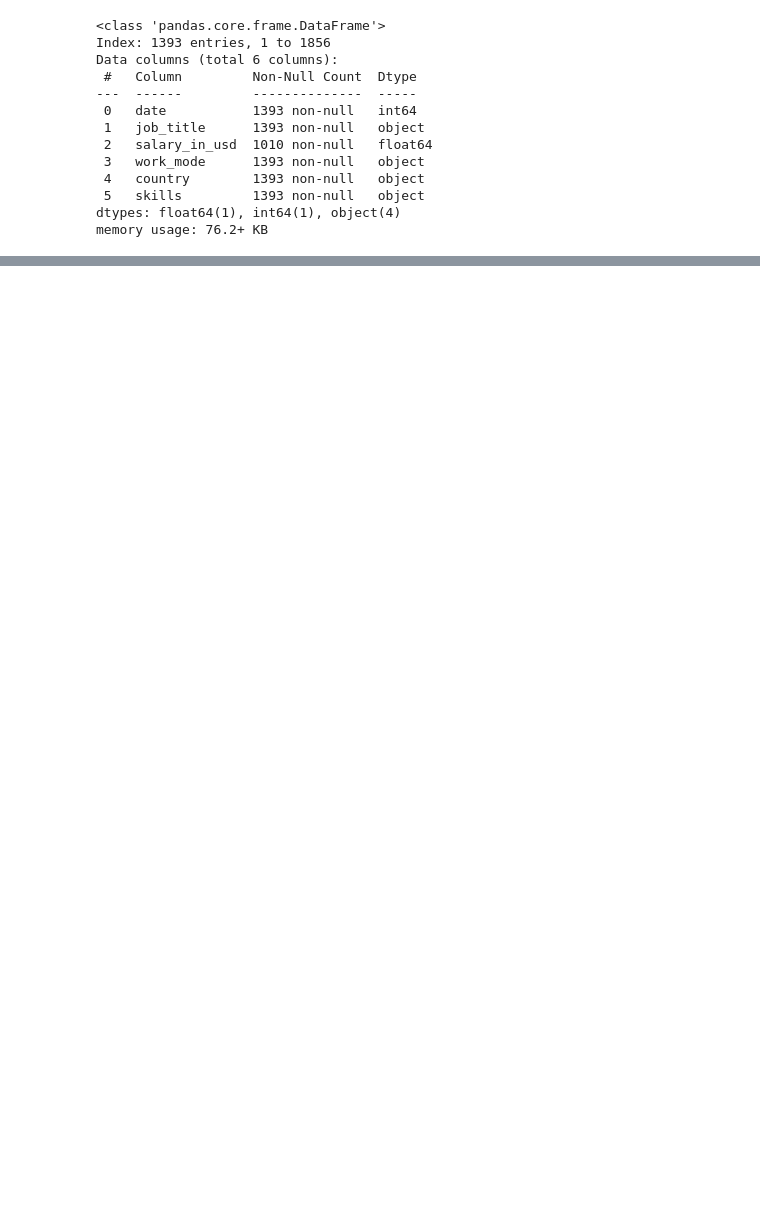
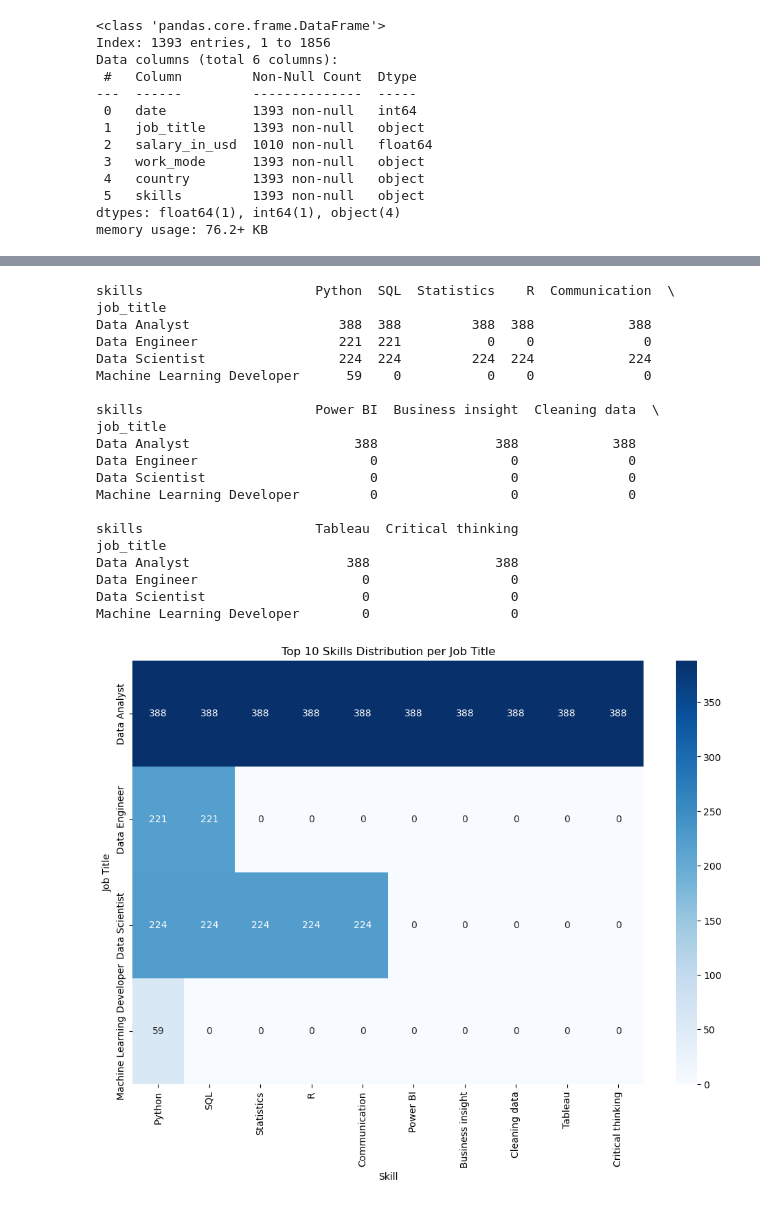
Before and after one commit to SofyMelvill/the-professor-project-1-ironhack, a Jupyter notebook: combined/combined_analysis.ipynb, the cells around one changed output, grey strips where cells are left out. Cells and saved outputs as stored; diff of their text form; code cells hidden in the pictures; blank space fills up the shorter version.

```diff
--- a/combined/combined_analysis.ipynb
+++ b/combined/combined_analysis.ipynb
@@ -233,0 +297,44 @@ Name: count, dtype: int64
+# %%
+# Create a dataframe of job_title and exploded skills
+skills_per_job = filtered_combined[['job_title', 'skills']].explode('skills')
+
+# Count skills per job title
+skills_job_counts = skills_per_job.groupby(['job_title', 'skills']).size().unstack(fill_value=0)
+
+# Show top 10 skills per job (by total count)
+top_skills = skills_job_counts.sum(axis=0).sort_values(ascending=False).head(10).index
+skills_job_counts_top = skills_job_counts[top_skills]
+
+print(skills_job_counts_top)
+
+# Plot heatmap of skills vs job titles
+import seaborn as sns
+
+plt.figure(figsize=(12,8))
+sns.heatmap(skills_job_counts_top, annot=True, fmt='d', cmap='Blues')
+plt.title('Top 10 Skills Distribution per Job Title')
+plt.ylabel('Job Title')
+plt.xlabel('Skill')
+plt.show()
+# %% [output]
+skills                      Python  SQL  Statistics    R  Communication  \
+job_title
+Data Analyst                   388  388         388  388            388
+Data Engineer                  221  221           0    0              0
+Data Scientist                 224  224         224  224            224
+Machine Learning Developer      59    0           0    0              0
+
+skills                      Power BI  Business insight  Cleaning data  \
+job_title
+Data Analyst                     388               388            388
+Data Engineer                      0                 0              0
+Data Scientist                     0                 0              0
+Machine Learning Developer         0                 0              0
+
+skills                      Tableau  Critical thinking
+job_title
+Data Analyst                    388                388
+Data Engineer                     0                  0
+Data Scientist                    0                  0
+Machine Learning Developer        0                  0
+[figure, added]
```
Also changed, not shown: parts of 20 cells of this notebook.
